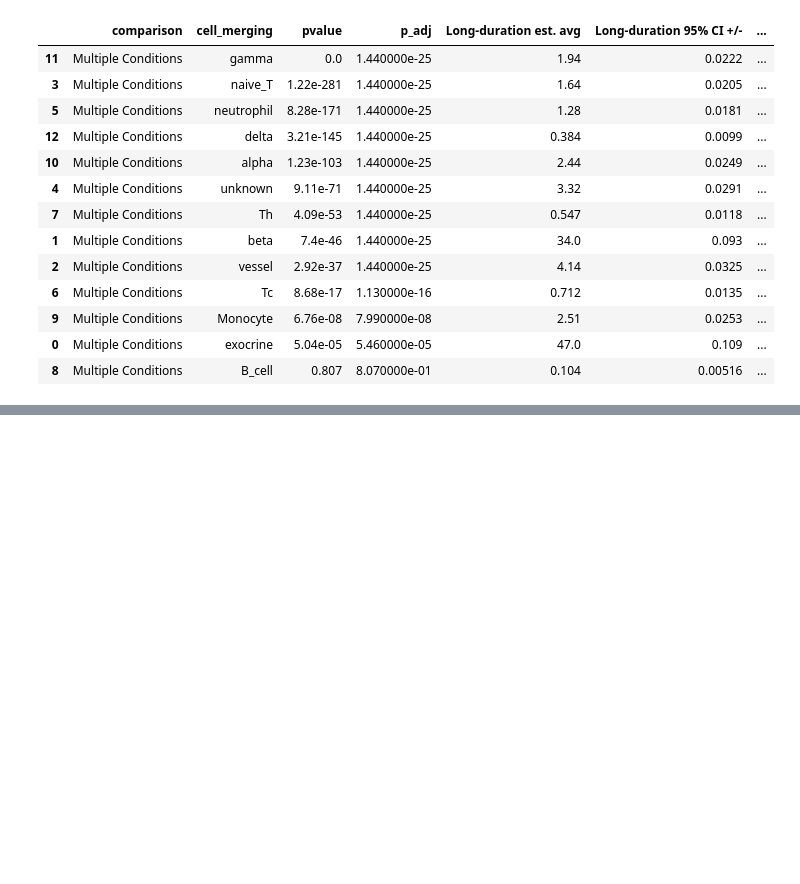
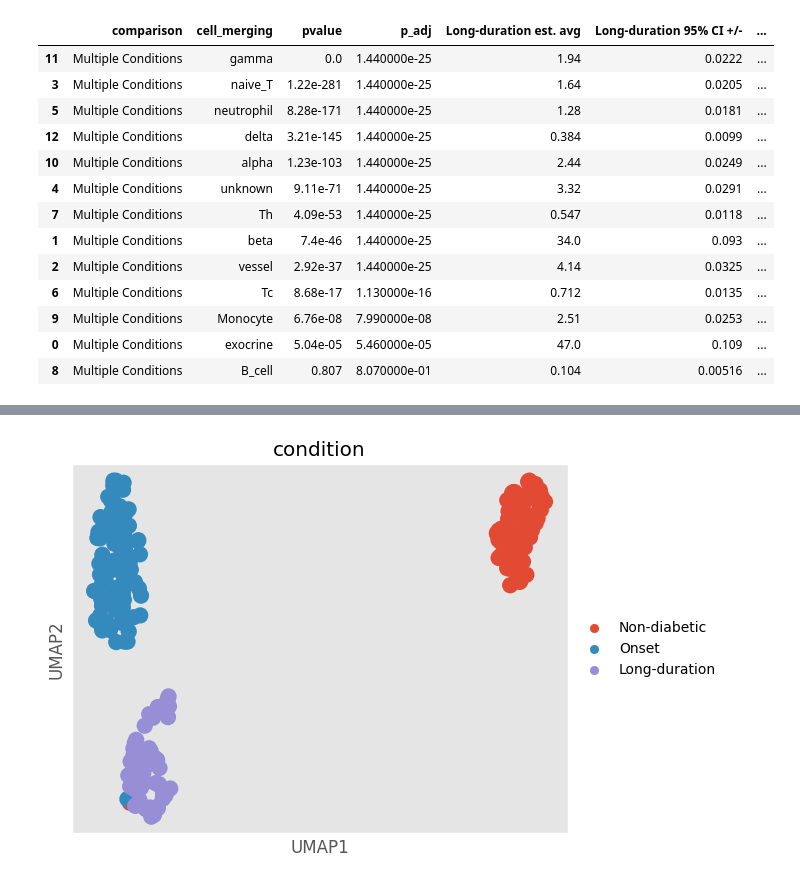
Before and after one commit to BenCaiello/PalmettoBUG, a Jupyter notebook: notebooks/replicatePapers/Damond-etal-Bodenmiller-2019-T1DPancreas/TestPancreaticPaper.ipynb, the cells around one changed output, grey strips where cells are left out. Saved outputs shown, nothing was run; the diff lists cells and outputs as text; code cells hidden in the pictures; blank space fills up the shorter version.

```diff
--- a/notebooks/replicatePapers/Damond-etal-Bodenmiller-2019-T1DPancreas/TestPancreaticPaper.ipynb
+++ b/notebooks/replicatePapers/Damond-etal-Bodenmiller-2019-T1DPancreas/TestPancreaticPaper.ipynb
@@ -487,0 +523,4 @@ sc.pl.diffmap(Analysis.data, color = 'condition')
+# %%
+IsletAnalysis.plot_UMAP(color_by = 'condition')
+# %% [output]
+[figure, added]
```
Also changed, not shown: parts of 31 cells of this notebook, 2 other files.
